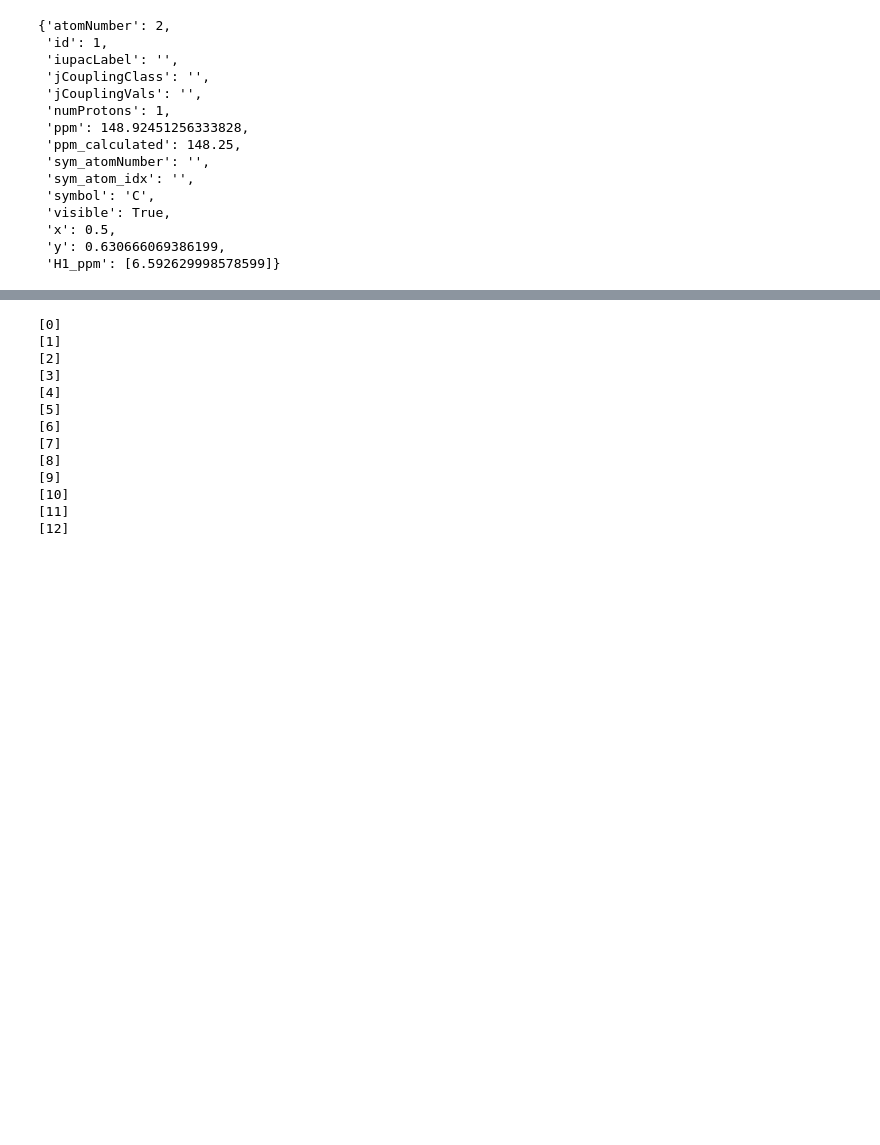
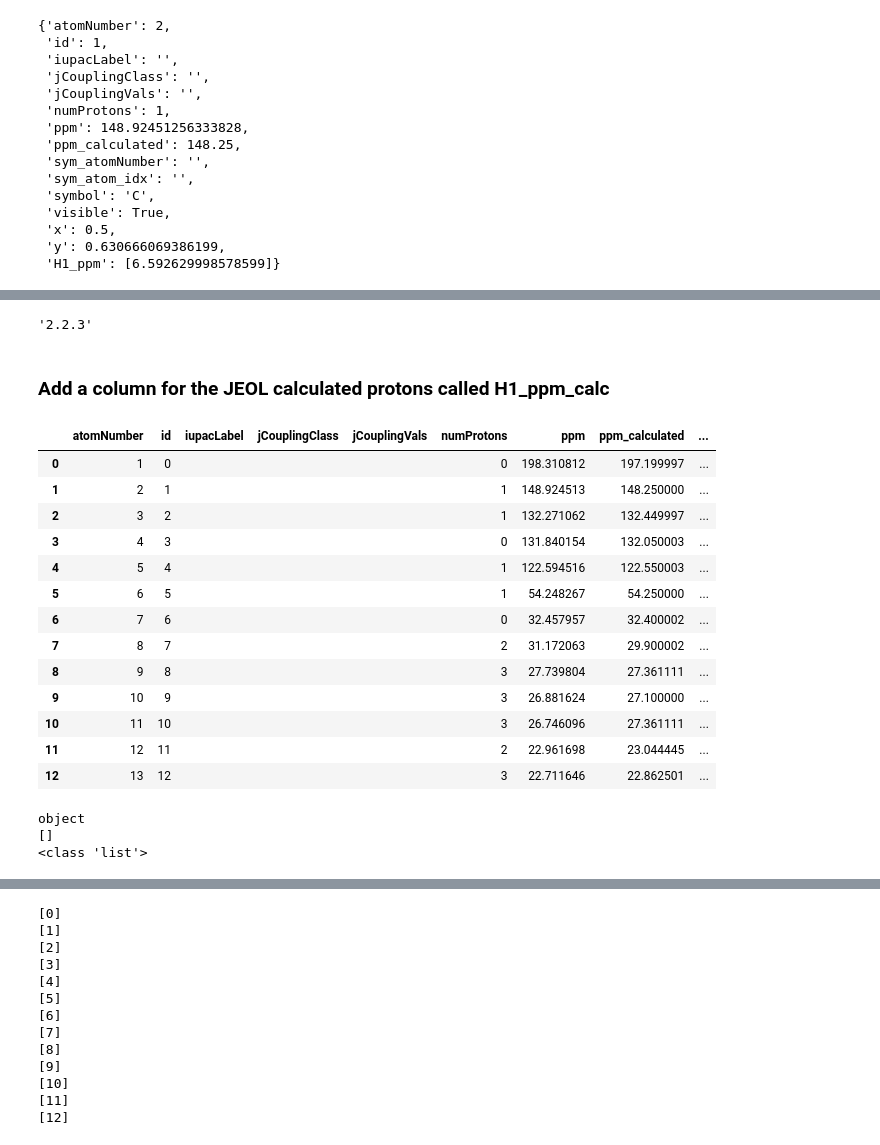
Before and after one commit to EricHughesABC/simpleNMRjeolTools3, a Jupyter notebook: archive/development/beautifulJason_assigned_unassigned.ipynb, the cells around one changed output, grey strips where cells are left out. Saved outputs shown, nothing was run; the diff lists cells and outputs as text; code cells hidden in the pictures; blank space fills up the shorter version.

```diff
--- a/archive/development/beautifulJason_assigned_unassigned.ipynb
+++ b/archive/development/beautifulJason_assigned_unassigned.ipynb
@@ -46,0 +91,6 @@ json_data['nodes_now'][1]
+# %%
+nodes_now_df["H1_ppm"] = nodes_now_df["H1_ppm"].apply(
+    lambda x: [] if x is None or (isinstance(x, float) and pd.isna(x)) else x
+)
+
+nodes_now_df["H1_ppm"].head()
@@ -46,0 +106,6 @@ json_data['nodes_now'][1]
+# %%
+for i, row in nodes_now_df.iterrows():
+    if row["numProtons"] == 2 and len(row["H1_ppm"]) == 1:
+        nodes_now_df.at[i, "H1_ppm"] = row["H1_ppm"] * 2
+
+nodes_now_df["H1_ppm"]
@@ -46,0 +127,32 @@ json_data['nodes_now'][1]
+# %%
+pd.__version__
+# %% [output]
+'2.2.3'
+# %% [markdown]
+### Add a column for the JEOL calculated protons called H1_ppm_calc
+# %%
+nodes_now_df['H1_ppm_calc'] = nodes_now_df.apply(lambda _: [], axis=1)
+nodes_now_df
+# %% [output]
+|  | atomNumber | id | iupacLabel | jCouplingClass | jCouplingVals | numProtons | ppm | ppm_calculated | ... |
+| 0 | 1 | 0 |  |  |  | 0 | 198.310812 | 197.199997 | ... |
+| 1 | 2 | 1 |  |  |  | 1 | 148.924513 | 148.250000 | ... |
+| 2 | 3 | 2 |  |  |  | 1 | 132.271062 | 132.449997 | ... |
+| 3 | 4 | 3 |  |  |  | 0 | 131.840154 | 132.050003 | ... |
+| 4 | 5 | 4 |  |  |  | 1 | 122.594516 | 122.550003 | ... |
+| 5 | 6 | 5 |  |  |  | 1 | 54.248267 | 54.250000 | ... |
+| 6 | 7 | 6 |  |  |  | 0 | 32.457957 | 32.400002 | ... |
+| 7 | 8 | 7 |  |  |  | 2 | 31.172063 | 29.900002 | ... |
+| 8 | 9 | 8 |  |  |  | 3 | 27.739804 | 27.361111 | ... |
+| 9 | 10 | 9 |  |  |  | 3 | 26.881624 | 27.100000 | ... |
+| 10 | 11 | 10 |  |  |  | 3 | 26.746096 | 27.361111 | ... |
+| 11 | 12 | 11 |  |  |  | 2 | 22.961698 | 23.044445 | ... |
+| 12 | 13 | 12 |  |  |  | 3 | 22.711646 | 22.862501 | ... |
+# %%
+print(nodes_now_df['H1_ppm_calc'].dtype)
+print(nodes_now_df.at[row_label, 'H1_ppm_calc'])
+print(type(nodes_now_df.at[row_label, 'H1_ppm_calc']))
+# %% [output]
+object
+[]
+<class 'list'>
```
Also changed, not shown: parts of 21 cells of this notebook, 24 other files.
